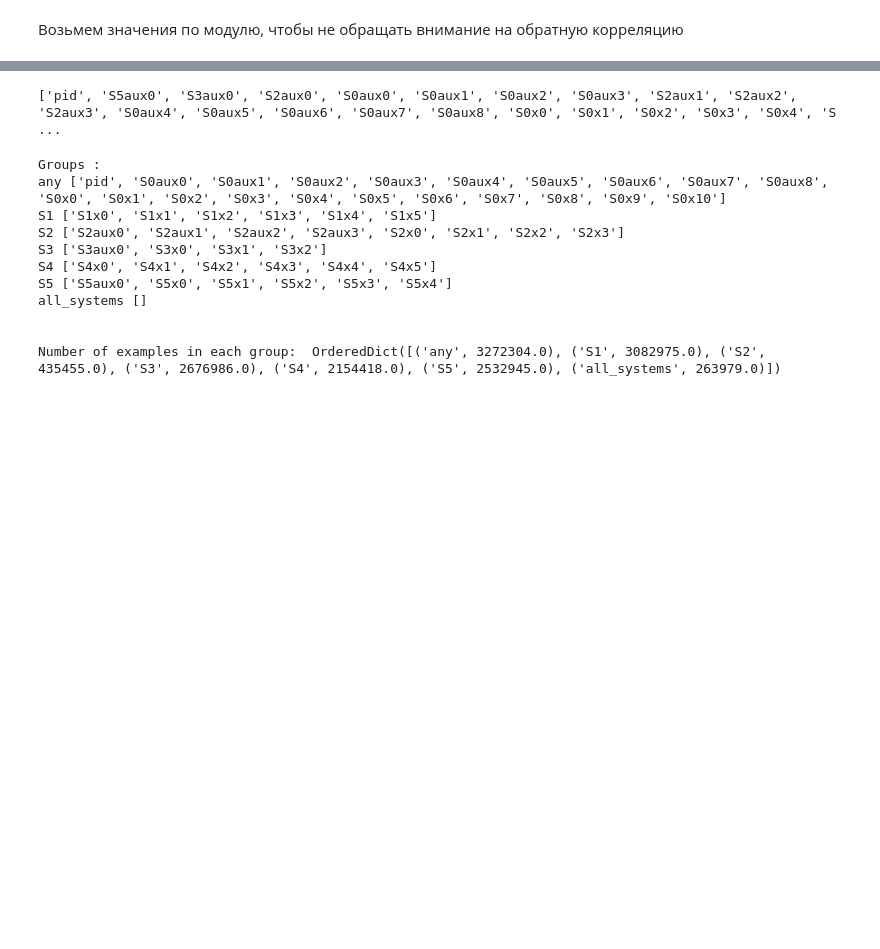
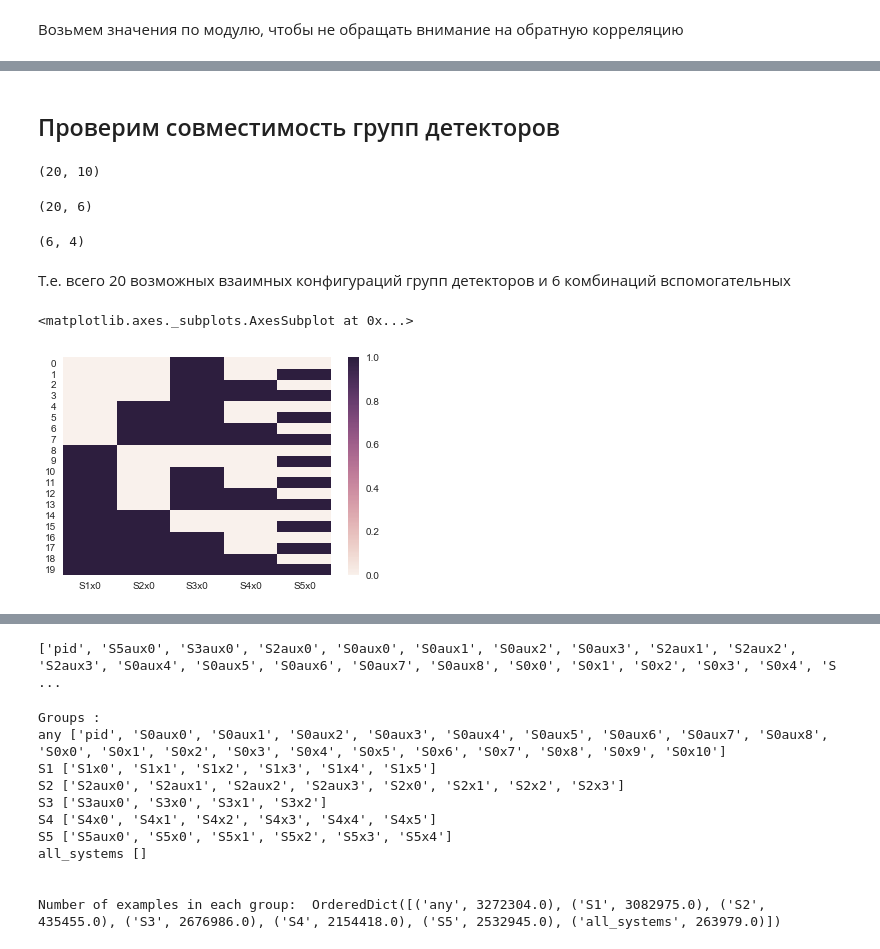
Before and after one commit to weissercn/LHCb_PID_Compression, a Jupyter notebook: Prepare.ipynb, the cells around one changed output, grey strips where cells are left out. Drawn from its saved outputs; the diff is of its cells as text; code cells hidden in the pictures; blank space fills up the shorter version.

```diff
--- a/Prepare.ipynb
+++ b/Prepare.ipynb
@@ -127,0 +143,5 @@ sns.heatmap(corr.loc[list(tmp.keys()) + sorted_keys, list(tmp.keys()) + sorted_k
+# %%
+for column_name in df_miss.keys():
+    mask = pd.isnull(df_miss[column_name])
+    df_miss.loc[mask, column_name] = 0
+    df_miss.loc[mask ^ True, column_name] = 1
@@ -127,0 +158,2 @@ sns.heatmap(corr.loc[list(tmp.keys()) + sorted_keys, list(tmp.keys()) + sorted_k
+# %%
+df_miss.drop_duplicates(inplace=True)
@@ -127,0 +164,4 @@ sns.heatmap(corr.loc[list(tmp.keys()) + sorted_keys, list(tmp.keys()) + sorted_k
+# %%
+compressed_vars = list(filter(lambda var: 'aux' not in var and 'pid' not in var, vars_list))
+# %%
+df_miss_unique = df_miss.drop_duplicates(subset=compressed_vars)
@@ -127,0 +420,22 @@ sns.heatmap(corr.loc[list(tmp.keys()) + sorted_keys, list(tmp.keys()) + sorted_k
+# %% [markdown]
+## Проверим совместимость групп детекторов
+# %%
+df_miss_unique[['S0x0', 'S1x0', 'S2x0', 'S3x0', 'S4x0', 'S5x0', 'S0aux0', 'S2aux0', 'S3aux0', 'S5aux0']].drop_duplicates().shape
+# %% [output]
+(20, 10)
+# %%
+df_miss_unique[['S0x0', 'S1x0', 'S2x0', 'S3x0', 'S4x0', 'S5x0']].drop_duplicates().shape
+# %% [output]
+(20, 6)
+# %%
+df_miss_unique[['S0aux0', 'S2aux0', 'S3aux0', 'S5aux0']].drop_duplicates().shape
+# %% [output]
+(6, 4)
+# %% [markdown]
+Т.е. всего 20 возможных взаимных конфигураций групп детекторов и 6 комбинаций вспомогательных
+# %%
+cur_vars = ['S1x0', 'S2x0', 'S3x0', 'S4x0', 'S5x0']
+sns.heatmap(df_miss_unique[cur_vars].drop_duplicates().sort_values(cur_vars, axis=0).reset_index(drop=True))
+# %% [output]
+<matplotlib.axes._subplots.AxesSubplot at 0x...>
+[figure, added]
```
Also changed, not shown: parts of 58 cells of this notebook.
